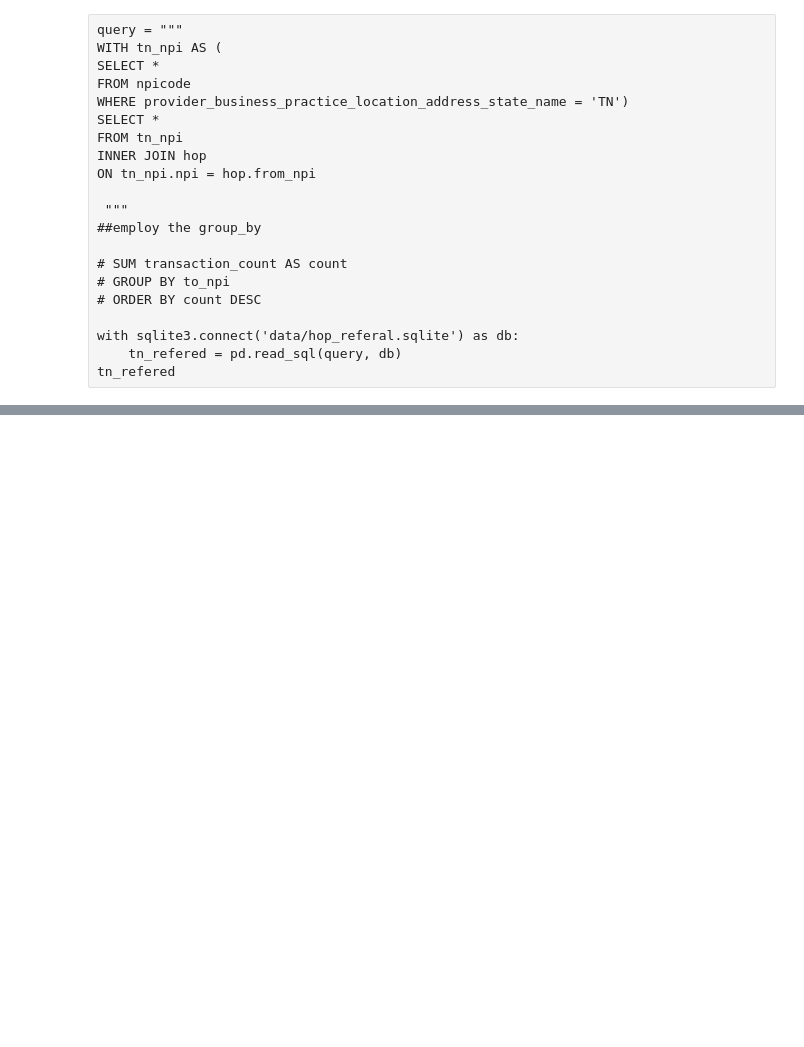
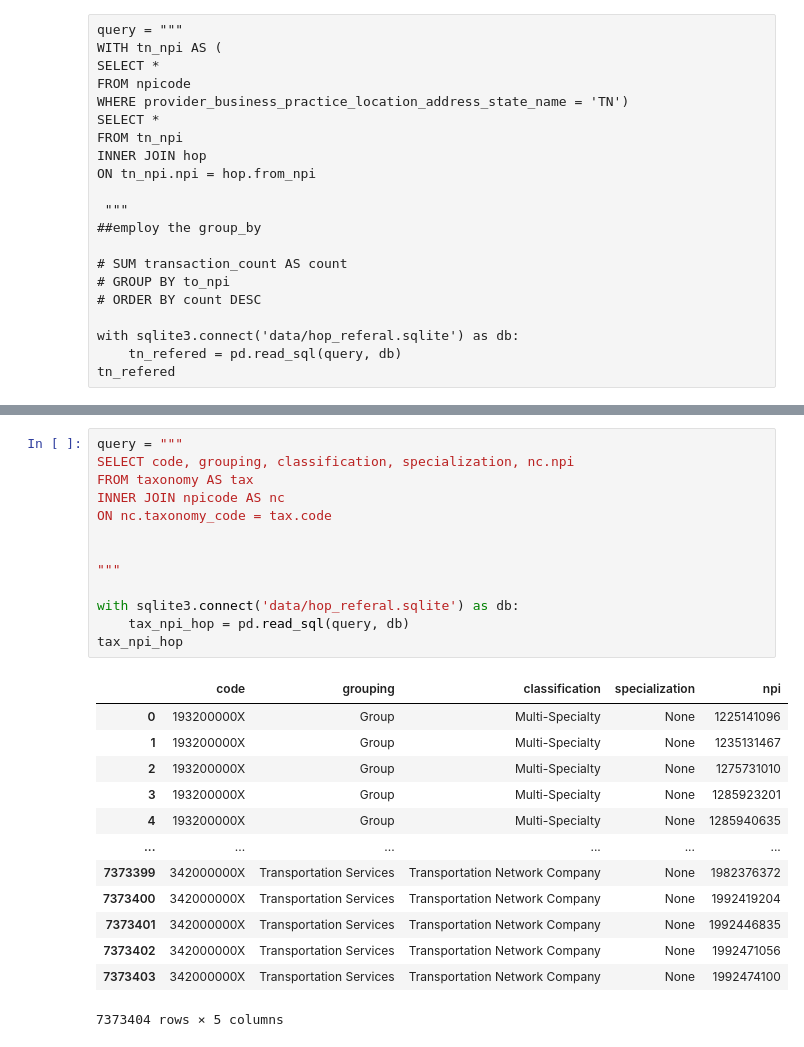
Before and after one commit to hcgreer/hop_team-team_blimp, a Jupyter notebook: hop_referal_dbsearch.ipynb, the cells around one changed output, grey strips where cells are left out. Cells and saved outputs as stored; diff of their text form; blank space fills up the shorter version.

```diff
--- a/hop_referal_dbsearch.ipynb
+++ b/hop_referal_dbsearch.ipynb
@@ -202,0 +223,27 @@ tn_refered
+# %%
+query = """
+SELECT code, grouping, classification, specialization, nc.npi
+FROM taxonomy AS tax
+INNER JOIN npicode AS nc
+ON nc.taxonomy_code = tax.code
+
+
+"""
+
+with sqlite3.connect('data/hop_referal.sqlite') as db:
+    tax_npi_hop = pd.read_sql(query, db)
+tax_npi_hop
+# %% [output]
+|  | code | grouping | classification | specialization | npi |
+| 0 | 193200000X | Group | Multi-Specialty | None | 1225141096 |
+| 1 | 193200000X | Group | Multi-Specialty | None | 1235131467 |
+| 2 | 193200000X | Group | Multi-Specialty | None | 1275731010 |
+| 3 | 193200000X | Group | Multi-Specialty | None | 1285923201 |
+| 4 | 193200000X | Group | Multi-Specialty | None | 1285940635 |
+| ... | ... | ... | ... | ... | ... |
+| 7373399 | 342000000X | Transportation Services | Transportation Network Company | None | 1982376372 |
+| 7373400 | 342000000X | Transportation Services | Transportation Network Company | None | 1992419204 |
+| 7373401 | 342000000X | Transportation Services | Transportation Network Company | None | 1992446835 |
+| 7373402 | 342000000X | Transportation Services | Transportation Network Company | None | 1992471056 |
+| 7373403 | 342000000X | Transportation Services | Transportation Network Company | None | 1992474100 |
+7373404 rows × 5 columns
```
Also changed, not shown: parts of 13 cells of this notebook.
